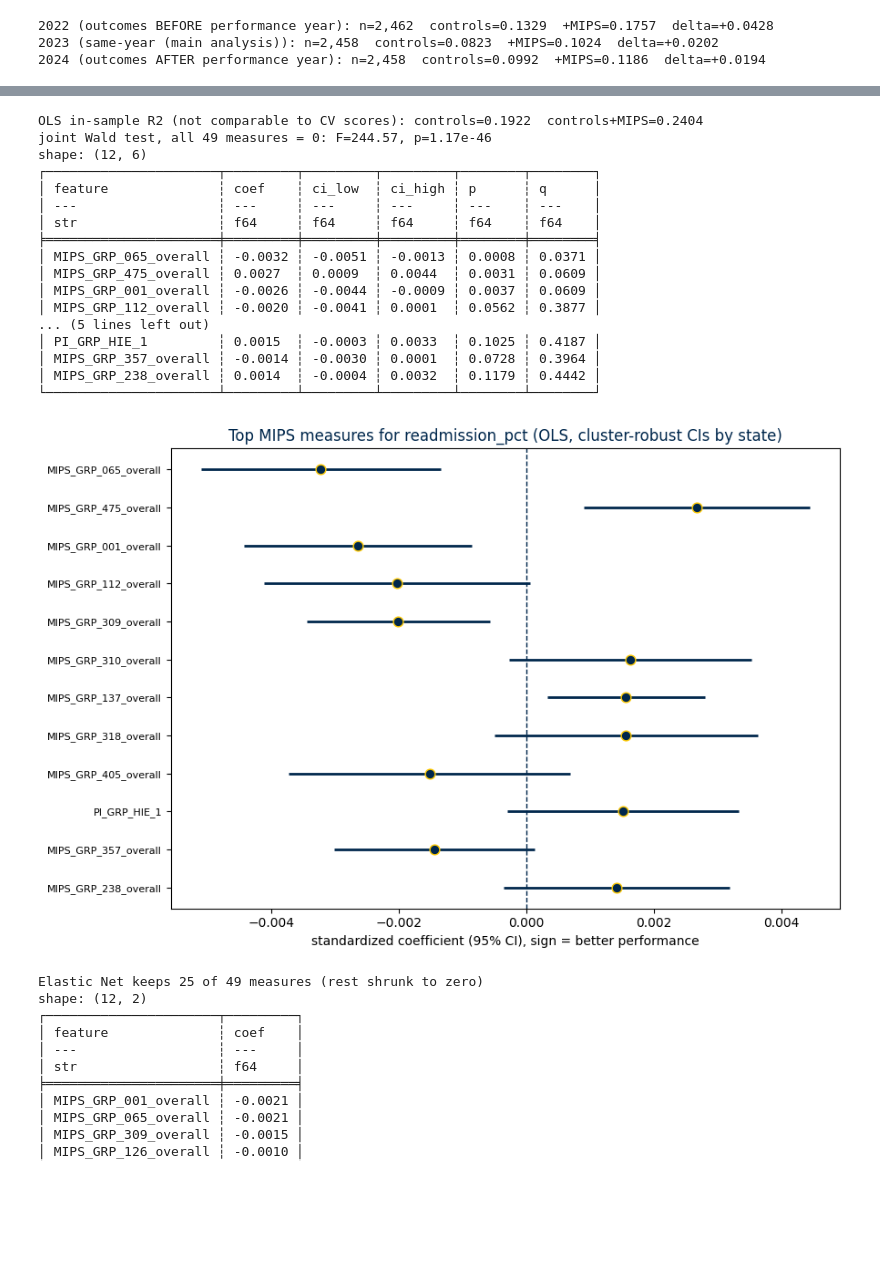
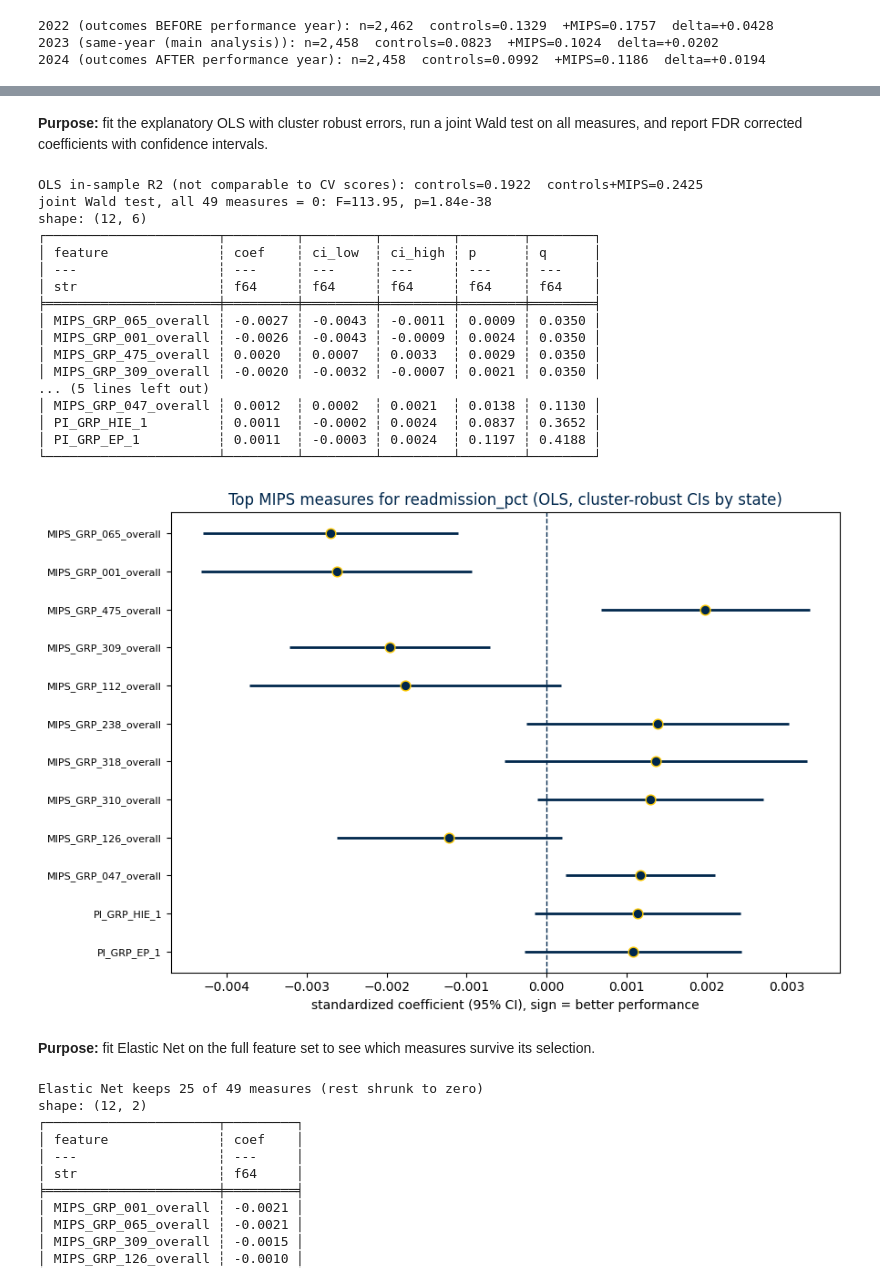
Before and after one commit to memckay/mads-capstone, a Jupyter notebook: notebooks/04_supervised_learning.ipynb, the cells around one changed output, grey strips where cells are left out. Saved outputs shown, nothing was run; the diff lists cells and outputs as text; code cells hidden in the pictures; blank space fills up the shorter version.

Commit message:
Reframe supervised findings, add controls, and rename notebooks

```diff
--- a/notebooks/supervised_learning.ipynb
+++ b/notebooks/04_supervised_learning.ipynb
@@ -765,3 +821,5 @@ opinion. Measures that survive all three are the robust story.
+# %% [markdown]
+**Purpose:** fit the explanatory OLS with cluster robust errors, run a joint Wald test on all measures, and report FDR corrected coefficients with confidence intervals.
 # %%
 # Statistical Inference
 import statsmodels.api as sm
@@ -769,9 +827,8 @@ import statsmodels.api as sm
 def standardized_design(X_pd, feats, flip=None):
     """Standardize features for the explanatory OLS fit.
 
-    Standardizes on observed values only, then fills missing cells at the
-    standardized center. Median-filling before scaling would shrink each
-    column's SD and inflate per-SD coefficients for low-coverage measures.
+    Uses the same imputation as the predictive pipeline (median-impute, then
+    standardize) so the inference and prediction models see identical data.
 
     Args:
         X_pd: Feature DataFrame, may contain missing values.
@@ -783,8 +840,8 @@ def standardized_design(X_pd, feats, flip=None):
         Standardized DataFrame with no missing values.
     """
     Z = X_pd[feats].copy()
+    Z = Z.fillna(Z.median(numeric_only=True))
     Z = (Z - Z.mean()) / Z.std(ddof=0)
-    Z = Z.fillna(0.0)
     if flip:
         for c, s in flip.items():
             if c in Z.columns and s < 0:
@@ -825,43 +882,45 @@ coef_tbl = (
     .filter(pl.col("feature").is_in(final_measures))
     .sort(pl.col("coef").abs(), descending=True)
 )
 # Multiplicity: 49 tests at once, so read q (BH-FDR), not raw p
 q = multipletests(coef_tbl["p"].to_numpy(), method="fdr_bh")[1]
 coef_tbl = coef_tbl.with_columns(q=pl.Series(q))
 with pl.Config(tbl_rows=12, float_precision=4):
     print(coef_tbl.head(12))
 
 top = coef_tbl.head(12).reverse()
 fig, ax = plt.subplots(figsize=(9, 6))
 ypos = np.arange(top.height)
 ax.hlines(ypos, top["ci_low"], top["ci_high"], color=BLUE, linewidth=2)
 ax.scatter(top["coef"], ypos, color=BLUE, edgecolor=MAIZE, zorder=3, s=60)
 ax.axvline(0, color=BLUE, linewidth=1, linestyle="--")
 ax.set_yticks(ypos, [t[:46] for t in top["feature"].to_list()], fontsize=8)
 ax.set_xlabel("standardized coefficient (95% CI), sign = better performance")
 ax.set_title(f"Top MIPS measures for {PRIMARY} (OLS, cluster-robust CIs by state)", color=BLUE)
 fig.tight_layout()
 fig.savefig(FIGURES / "sl_top_measures_ci.png", dpi=150, bbox_inches="tight")
 plt.show()
 # %% [output]
-OLS in-sample R2 (not comparable to CV scores): controls=0.1922  controls+MIPS=0.2404
-joint Wald test, all 49 measures = 0: F=244.57, p=1.17e-46
+OLS in-sample R2 (not comparable to CV scores): controls=0.1922  controls+MIPS=0.2425
+joint Wald test, all 49 measures = 0: F=113.95, p=1.84e-38
 shape: (12, 6)
 ┌──────────────────────┬─────────┬─────────┬─────────┬────────┬────────┐
 │ feature              ┆ coef    ┆ ci_low  ┆ ci_high ┆ p      ┆ q      │
 │ ---                  ┆ ---     ┆ ---     ┆ ---     ┆ ---    ┆ ---    │
 │ str                  ┆ f64     ┆ f64     ┆ f64     ┆ f64    ┆ f64    │
 ╞══════════════════════╪═════════╪═════════╪═════════╪════════╪════════╡
-│ MIPS_GRP_065_overall ┆ -0.0032 ┆ -0.0051 ┆ -0.0013 ┆ 0.0008 ┆ 0.0371 │
-│ MIPS_GRP_475_overall ┆ 0.0027  ┆ 0.0009  ┆ 0.0044  ┆ 0.0031 ┆ 0.0609 │
-│ MIPS_GRP_001_overall ┆ -0.0026 ┆ -0.0044 ┆ -0.0009 ┆ 0.0037 ┆ 0.0609 │
-│ MIPS_GRP_112_overall ┆ -0.0020 ┆ -0.0041 ┆ 0.0001  ┆ 0.0562 ┆ 0.3877 │
+│ MIPS_GRP_065_overall ┆ -0.0027 ┆ -0.0043 ┆ -0.0011 ┆ 0.0009 ┆ 0.0350 │
+│ MIPS_GRP_001_overall ┆ -0.0026 ┆ -0.0043 ┆ -0.0009 ┆ 0.0024 ┆ 0.0350 │
+│ MIPS_GRP_475_overall ┆ 0.0020  ┆ 0.0007  ┆ 0.0033  ┆ 0.0029 ┆ 0.0350 │
+│ MIPS_GRP_309_overall ┆ -0.0020 ┆ -0.0032 ┆ -0.0007 ┆ 0.0021 ┆ 0.0350 │
 ... (5 lines left out)
-│ PI_GRP_HIE_1         ┆ 0.0015  ┆ -0.0003 ┆ 0.0033  ┆ 0.1025 ┆ 0.4187 │
-│ MIPS_GRP_357_overall ┆ -0.0014 ┆ -0.0030 ┆ 0.0001  ┆ 0.0728 ┆ 0.3964 │
-│ MIPS_GRP_238_overall ┆ 0.0014  ┆ -0.0004 ┆ 0.0032  ┆ 0.1179 ┆ 0.4442 │
+│ MIPS_GRP_047_overall ┆ 0.0012  ┆ 0.0002  ┆ 0.0021  ┆ 0.0138 ┆ 0.1130 │
+│ PI_GRP_HIE_1         ┆ 0.0011  ┆ -0.0002 ┆ 0.0024  ┆ 0.0837 ┆ 0.3652 │
+│ PI_GRP_EP_1          ┆ 0.0011  ┆ -0.0003 ┆ 0.0024  ┆ 0.1197 ┆ 0.4188 │
 └──────────────────────┴─────────┴─────────┴─────────┴────────┴────────┘
-[figure, old version]
+[figure, new version]
+# %% [markdown]
+**Purpose:** fit Elastic Net on the full feature set to see which measures survive its selection.
 # %%
 X_full_pd = X_all[FEATURE_SETS["controls_plus_mips"]]
 
```
Also changed, not shown: parts of 46 cells of this notebook, 7 other files.
